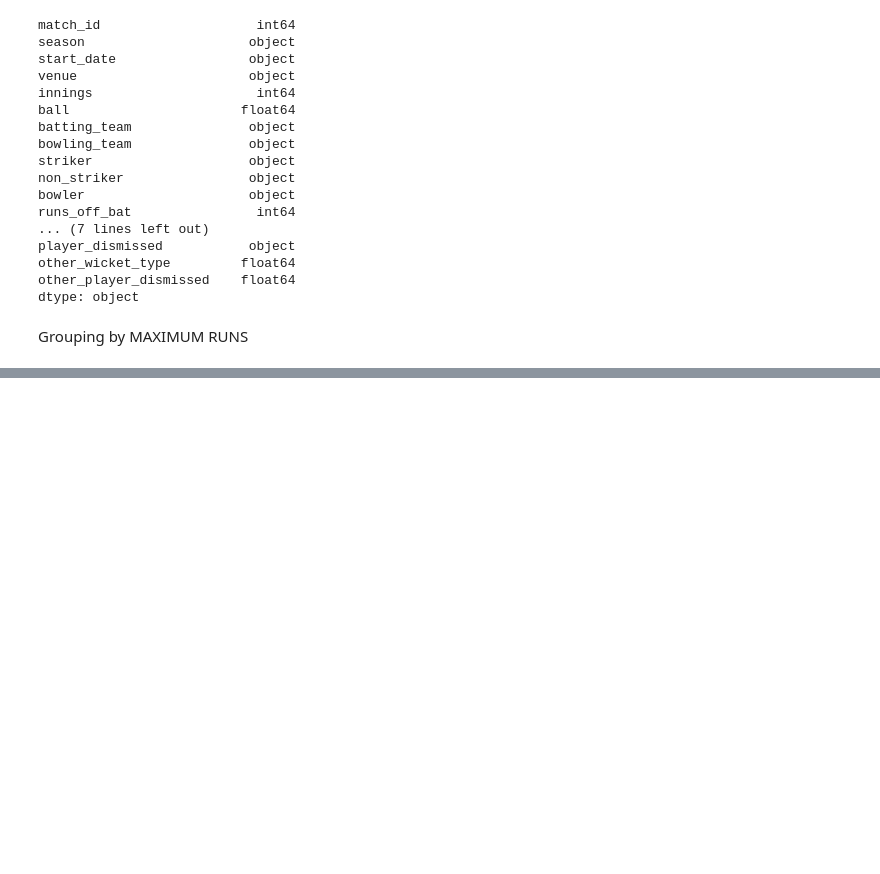
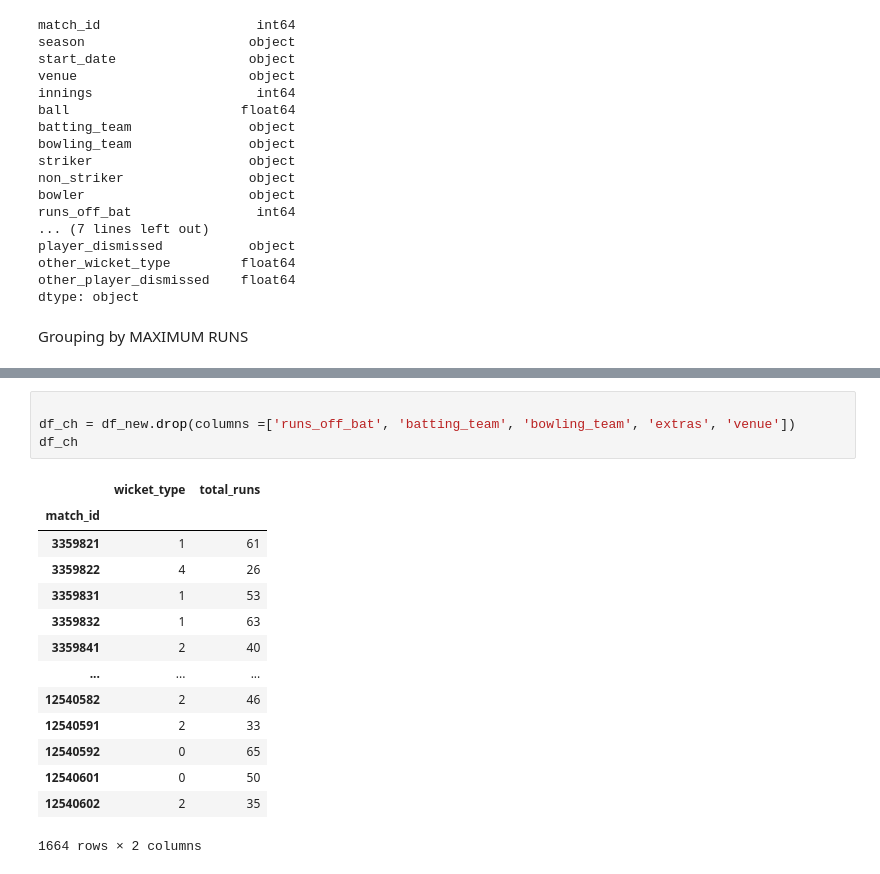
Before and after one commit to rehadhawan/IPLIIT, a Jupyter notebook: IPL.ipynb, the cells around one changed output, grey strips where cells are left out. Drawn from its saved outputs; the diff is of its cells as text; blank space fills up the shorter version.

```diff
--- a/IPL.ipynb
+++ b/IPL.ipynb
@@ -120,0 +129,19 @@ Name: wicket_type, Length: 194354, dtype: object
+# %%
+
+df_ch = df_new.drop(columns =['runs_off_bat', 'batting_team', 'bowling_team', 'extras', 'venue'])
+df_ch
+# %% [output]
+|  | wicket_type | total_runs |
+| match_id |  |  |
+| 3359821 | 1 | 61 |
+| 3359822 | 4 | 26 |
+| 3359831 | 1 | 53 |
+| 3359832 | 1 | 63 |
+| 3359841 | 2 | 40 |
+| ... | ... | ... |
+| 12540582 | 2 | 46 |
+| 12540591 | 2 | 33 |
+| 12540592 | 0 | 65 |
+| 12540601 | 0 | 50 |
+| 12540602 | 2 | 35 |
+1664 rows × 2 columns
```
Also changed, not shown: parts of 9 cells of this notebook.
